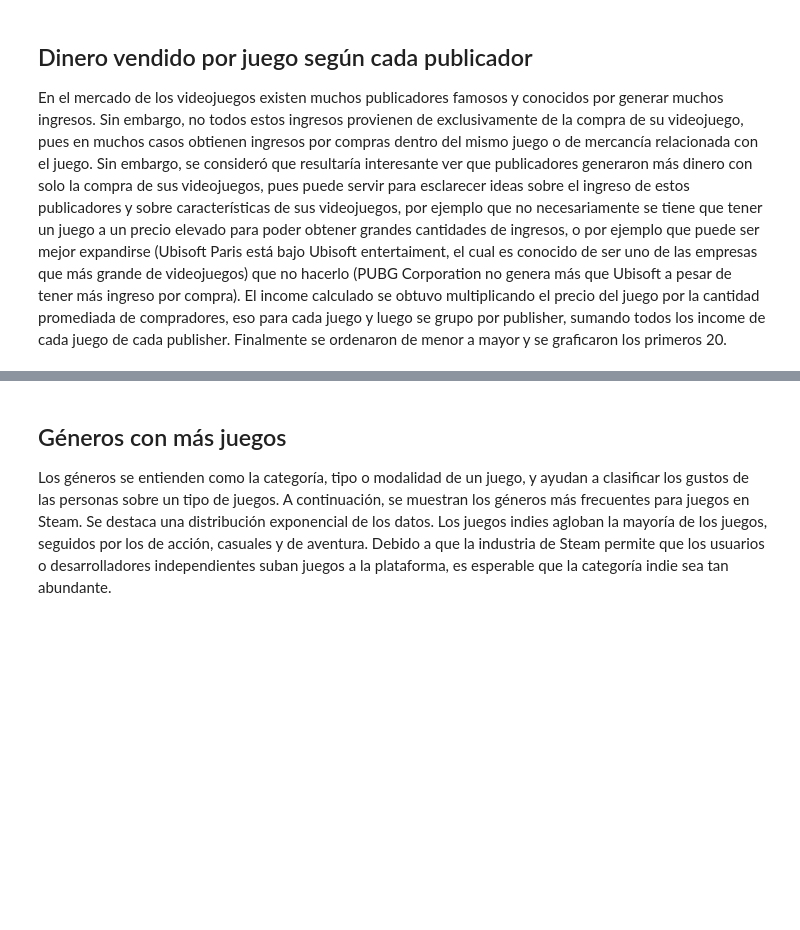
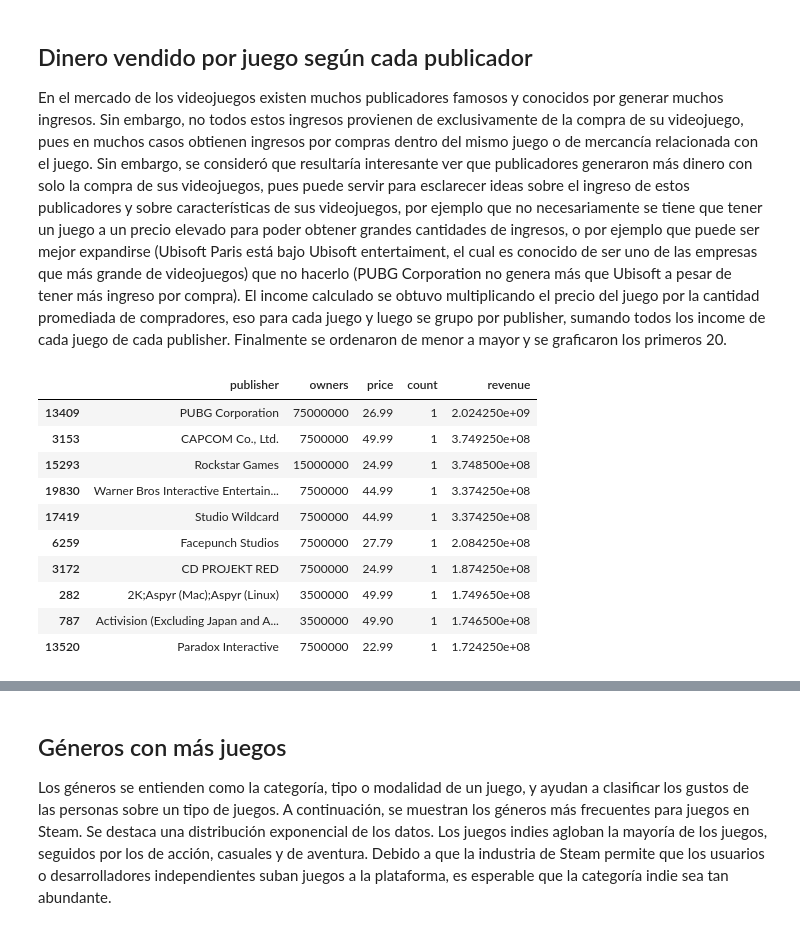
Before and after one commit to SimonSanfeliu/grupo_10_data_mining, a Jupyter notebook: Hito 2.ipynb, the cells around one changed output, grey strips where cells are left out. Cells and saved outputs as stored; diff of their text form; code cells hidden in the pictures; blank space fills up the shorter version.

```diff
--- a/Hito 2.ipynb
+++ b/Hito 2.ipynb
@@ -144,3 +144,21 @@ plt.show()
 ## Dinero vendido por juego según cada publicador
 
 En el mercado de los videojuegos existen muchos publicadores famosos y conocidos por generar muchos ingresos. Sin embargo, no todos estos ingresos provienen de exclusivamente de la compra de su videojuego, pues en muchos casos obtienen ingresos por compras dentro del mismo juego o de mercancía relacionada con el juego. Sin embargo, se consideró que resultaría interesante ver que publicadores generaron más dinero con solo la compra de sus videojuegos, pues puede servir para esclarecer ideas sobre el ingreso de estos publicadores y sobre características de sus videojuegos, por ejemplo que no necesariamente se tiene que tener un juego a un precio elevado para poder obtener grandes cantidades de ingresos, o por ejemplo que puede ser mejor expandirse (Ubisoft Paris está bajo Ubisoft entertaiment, el cual es conocido de ser uno de las empresas que más grande de videojuegos) que no hacerlo (PUBG Corporation no genera más que Ubisoft a pesar de tener más ingreso por compra). El income calculado se obtuvo multiplicando el precio del juego por la cantidad promediada de compradores, eso para cada juego y luego se grupo por publisher, sumando todos los income de cada juego de cada publisher. Finalmente se ordenaron de menor a mayor y se graficaron los primeros 20.
+# %%
+revenue = steam.groupby(['publisher','owners','price'])
+revenue = revenue.size().reset_index(name='count')
+revenue['revenue'] = revenue['owners'].astype(int) * revenue['price']
+revenue = revenue.sort_values(by=['revenue'], ascending=False)
+revenue.head(10)
+# %% [output]
+|  | publisher | owners | price | count | revenue |
+| 13409 | PUBG Corporation | 75000000 | 26.99 | 1 | 2.024250e+09 |
+| 3153 | CAPCOM Co., Ltd. | 7500000 | 49.99 | 1 | 3.749250e+08 |
+| 15293 | Rockstar Games | 15000000 | 24.99 | 1 | 3.748500e+08 |
+| 19830 | Warner Bros Interactive Entertain... | 7500000 | 44.99 | 1 | 3.374250e+08 |
+| 17419 | Studio Wildcard | 7500000 | 44.99 | 1 | 3.374250e+08 |
+| 6259 | Facepunch Studios | 7500000 | 27.79 | 1 | 2.084250e+08 |
+| 3172 | CD PROJEKT RED | 7500000 | 24.99 | 1 | 1.874250e+08 |
+| 282 | 2K;Aspyr (Mac);Aspyr (Linux) | 3500000 | 49.99 | 1 | 1.749650e+08 |
+| 787 | Activision (Excluding Japan and A... | 3500000 | 49.90 | 1 | 1.746500e+08 |
+| 13520 | Paradox Interactive | 7500000 | 22.99 | 1 | 1.724250e+08 |
```
Also changed, not shown: parts of 3 cells of this notebook.
